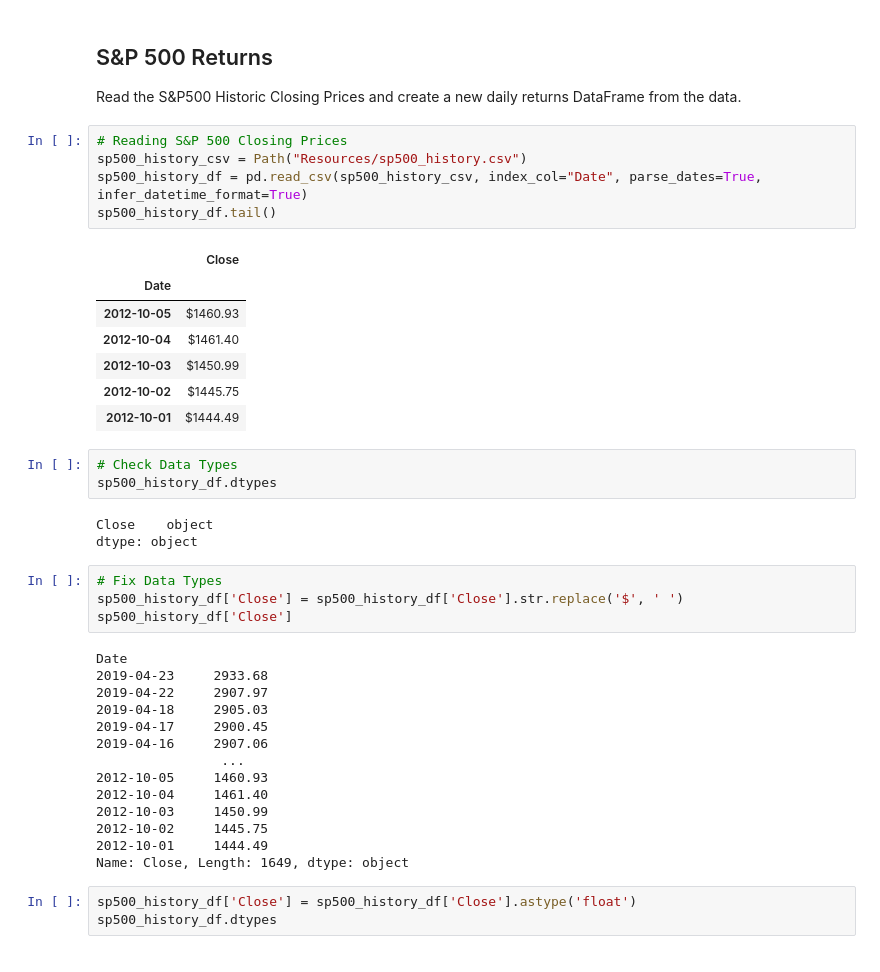
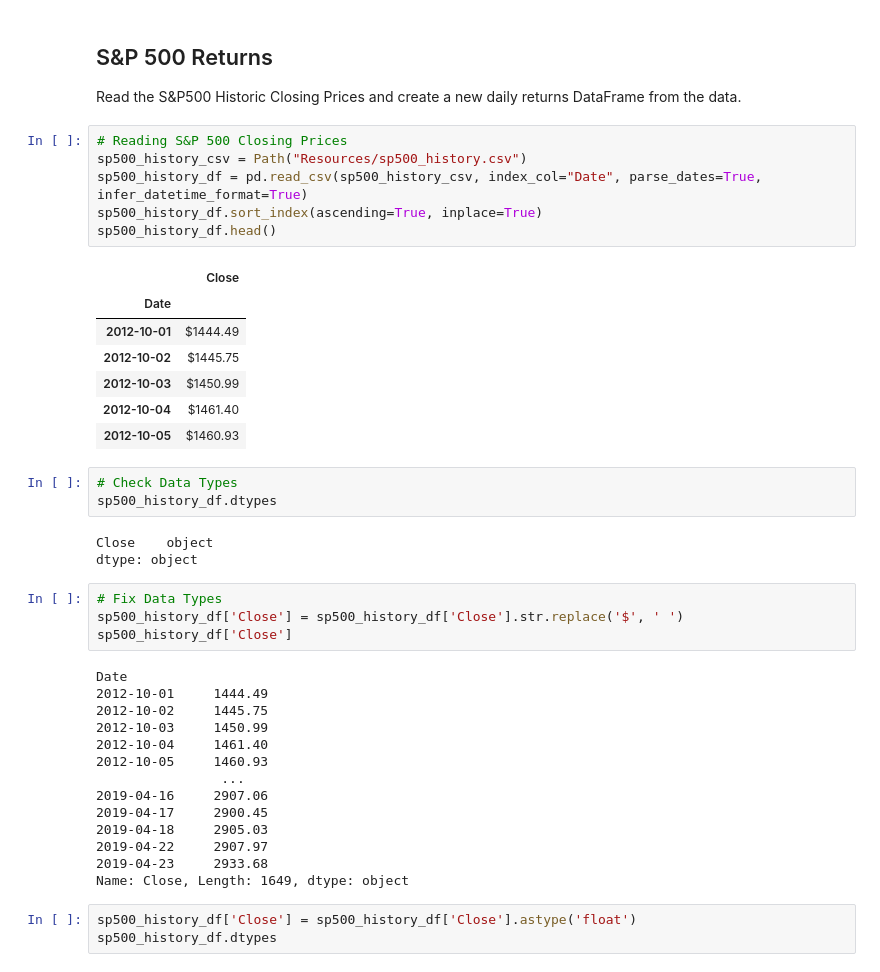
Before and after one commit to Caresir/Whale_protfolio, a Jupyter notebook: whale_analysis.ipynb, the cells around one changed output. Drawn from its saved outputs; the diff is of its cells as text.

```diff
--- a/whale_analysis.ipynb
+++ b/whale_analysis.ipynb
@@ -92,16 +92,17 @@ Read the S&P500 Historic Closing Prices and create a new daily returns DataFrame
 # %%
 # Reading S&P 500 Closing Prices
 sp500_history_csv = Path("Resources/sp500_history.csv")
 sp500_history_df = pd.read_csv(sp500_history_csv, index_col="Date", parse_dates=True, infer_datetime_format=True)
-sp500_history_df.tail()
+sp500_history_df.sort_index(ascending=True, inplace=True)
+sp500_history_df.head()
 # %% [output]
 |  | Close |
 | Date |  |
+| 2012-10-01 | $1444.49 |
+| 2012-10-02 | $1445.75 |
+| 2012-10-03 | $1450.99 |
+| 2012-10-04 | $1461.40 |
 | 2012-10-05 | $1460.93 |
-| 2012-10-04 | $1461.40 |
-| 2012-10-03 | $1450.99 |
-| 2012-10-02 | $1445.75 |
-| 2012-10-01 | $1444.49 |
 # %%
 # Check Data Types
 sp500_history_df.dtypes
@@ -114,17 +115,17 @@ sp500_history_df['Close'] = sp500_history_df['Close'].str.replace('$', ' ')
 sp500_history_df['Close']
 # %% [output]
 Date
+2012-10-01     1444.49
+2012-10-02     1445.75
+2012-10-03     1450.99
+2012-10-04     1461.40
+2012-10-05     1460.93
+                ...
+2019-04-16     2907.06
+2019-04-17     2900.45
+2019-04-18     2905.03
+2019-04-22     2907.97
 2019-04-23     2933.68
-2019-04-22     2907.97
-2019-04-18     2905.03
-2019-04-17     2900.45
-2019-04-16     2907.06
-                ...
-2012-10-05     1460.93
-2012-10-04     1461.40
-2012-10-03     1450.99
-2012-10-02     1445.75
-2012-10-01     1444.49
 Name: Close, Length: 1649, dtype: object
 # %%
 sp500_history_df['Close'] = sp500_history_df['Close'].astype('float')
```
Also changed, not shown: parts of 14 cells of this notebook.
